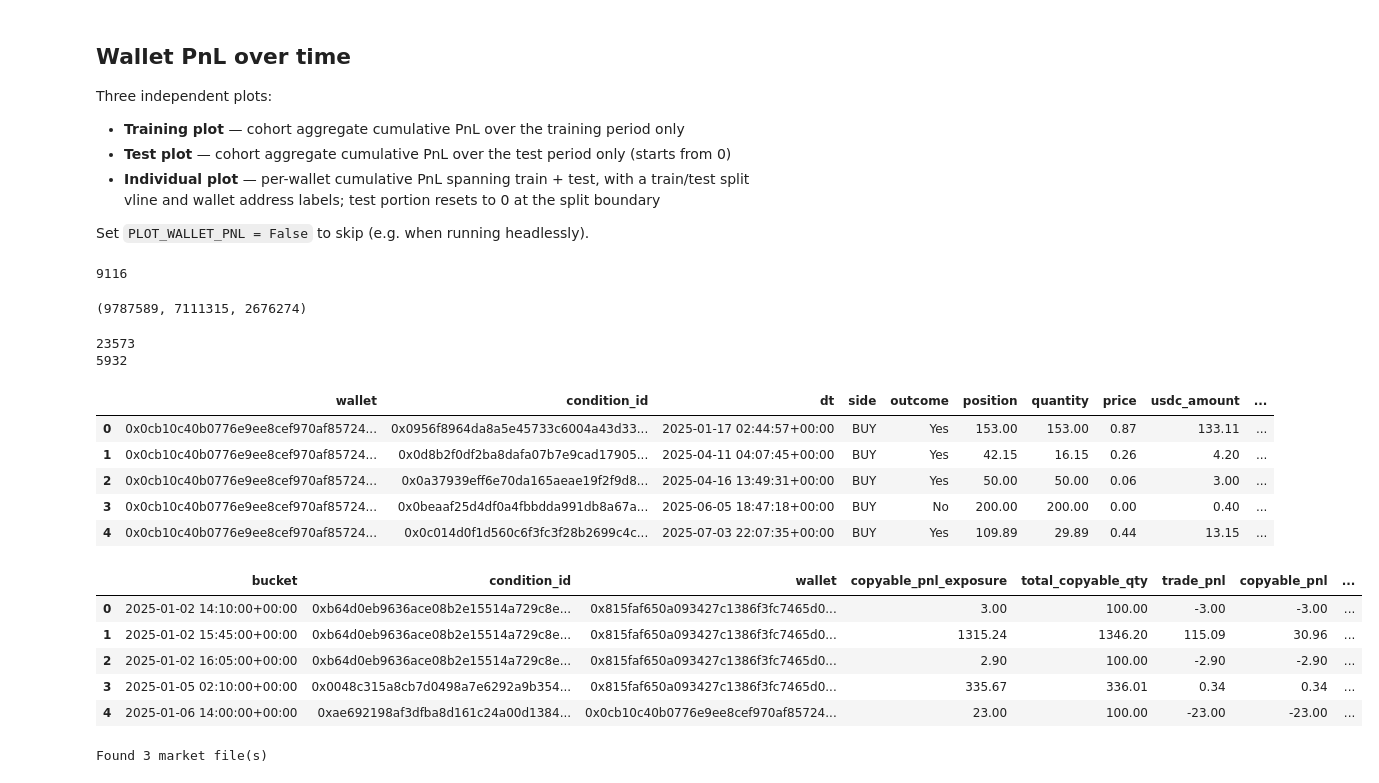
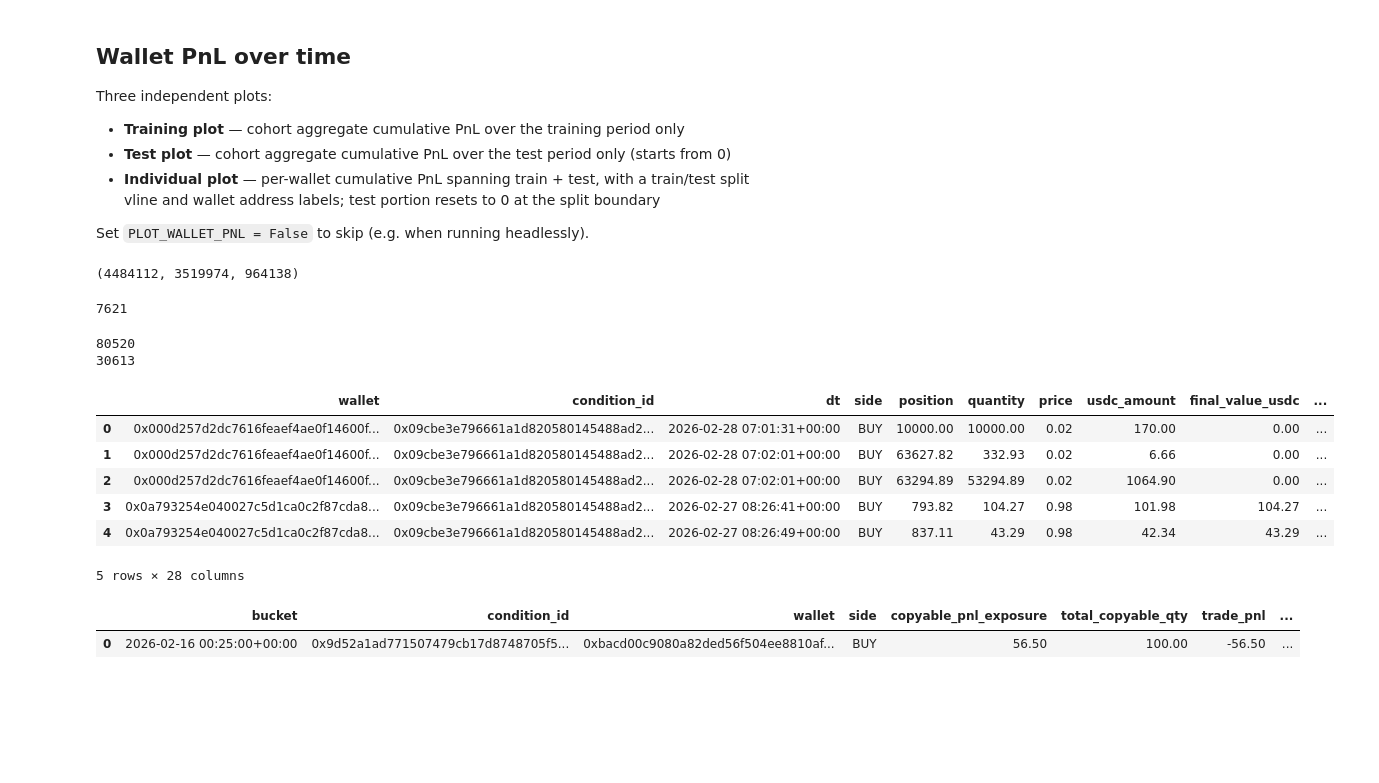
Before and after one commit to vobornij/polymarket, a Jupyter notebook: notebooks/flow/stage1_wallet_strategy_selection.ipynb, the cells around one changed output. Cells and saved outputs as stored; diff of their text form; code cells hidden in the pictures; blank space fills up the shorter version.

```diff
--- a/notebooks/flow/stage1_wallet_strategy_selection.ipynb
+++ b/notebooks/flow/stage1_wallet_strategy_selection.ipynb
@@ -479,5 +724,5 @@ df[ (df["dt"] >= pd.Timestamp("2026-03-04 16:00:00", tz="UTC"))
 # %%
-watched_wallets = wallet_cohorts['multi_filter'].sort_values("copyable_pnl", ascending=False)['wallet'].head(20).to_list()
+watched_wallets = wallet_cohorts['multi_filter'].sort_values("copyable_pnl", key=abs, ascending=False)['wallet'].head(10).to_list()
 for w in watched_wallets:
     wallet_df = wallet_vol_train[wallet_vol_train['wallet'] == w]
     wallet_cohorts[w] = wallet_df.copy().reset_index(drop=True)
@@ -593,8 +812,0 @@ df_fills["quantity"]         = df_fills["quantity"].astype(float)
-# %%
-multi_filter_fills = df_fills[
-    (df_fills["wallet"].isin(wallet_cohorts["multi_filter"]["wallet"]))
-    & (df_fills["is_train"] == False)
-].sort_values("dt")
-len(multi_filter_fills)
-# %% [output]
-9116
@@ -627,10 +813,8 @@ len(multi_filter_fills)
 # %%
-_trade_files = sorted(TRADES_DIR.glob("*.parquet"))
-df_fills = pd.concat([pd.read_parquet(f) for f in _trade_files], ignore_index=True)
-df_fills["dt"]               = pd.to_datetime(df_fills["dt"], utc=True)
+df_fills = df_full.copy()
 df_fills['copyable_pnl_exposure'] = np.where(
     df_fills['copyable_qty'] > 0,
-    df_fills['avg_price'] * df_fills['copyable_qty'],
+    df_fills['price'] * df_fills['copyable_qty'],
     np.nan
 )
 
@@ -650,67 +834,68 @@ split_dt = pd.Timestamp(END_DATE_TRAIN, tz="UTC") + pd.Timedelta(days=1)
 
 len(df_fills), len(df_fills[df_fills["dt"] < split_dt]), len(df_fills[df_fills["dt"] >= split_dt])
 # %% [output]
-(9787589, 7111315, 2676274)
+(4484112, 3519974, 964138)
+# %%
+markets = df_fills[(df_fills['wallet'].isin(wallet_cohorts['multi_filter']['wallet']))][['condition_id', 'tags', 'primary_tag']]
+markets = markets.groupby('condition_id').agg(
+    tags=('tags', 'first'),
+    primary_tag=('primary_tag', 'first'),
+).reset_index()
+markets['has_mentions'] = markets['tags'].apply(lambda tags: 'Mentions' in tags)
+mention_markets = set(markets[markets['has_mentions']]['condition_id'])
+del markets
+len(mention_markets)
+# %% [output]
+7621
 # %%
 filter_fills = df_fills[
     (df_fills['wallet'].isin(wallet_cohorts['multi_filter']['wallet']))
     & (df_fills['side'] == 'BUY')
-    # & (df_fills["dt"] >= split_dt)
-                        ].copy().reset_index(drop=True)
+    & (df_fills['primary_tag'] == 'Politics')
+    & (~df_fills['condition_id'].isin(mention_markets))
+    & (df_fills["dt"] >= split_dt)
+    ].copy().reset_index(drop=True)
+
 print(len(filter_fills))
 filter_fills = filter_fills[filter_fills['copyable_qty'] >= 1].copy().reset_index(drop=True)
 print(len(filter_fills))
 filter_fills.head()
 # %% [output]
-23573
-5932
+80520
+30613
-|  | wallet | condition_id | dt | side | outcome | position | quantity | price | usdc_amount | ... |
-| 0 | 0x0cb10c40b0776e9ee8cef970af85724... | 0x0956f8964da8a5e45733c6004a43d33... | 2025-01-17 02:44:57+00:00 | BUY | Yes | 153.00 | 153.00 | 0.87 | 133.11 | ... |
-| 1 | 0x0cb10c40b0776e9ee8cef970af85724... | 0x0d8b2f0df2ba8dafa07b7e9cad17905... | 2025-04-11 04:07:45+00:00 | BUY | Yes | 42.15 | 16.15 | 0.26 | 4.20 | ... |
-| 2 | 0x0cb10c40b0776e9ee8cef970af85724... | 0x0a37939eff6e70da165aeae19f2f9d8... | 2025-04-16 13:49:31+00:00 | BUY | Yes | 50.00 | 50.00 | 0.06 | 3.00 | ... |
-| 3 | 0x0cb10c40b0776e9ee8cef970af85724... | 0x0beaaf25d4df0a4fbbdda991db8a67a... | 2025-06-05 18:47:18+00:00 | BUY | No | 200.00 | 200.00 | 0.00 | 0.40 | ... |
-| 4 | 0x0cb10c40b0776e9ee8cef970af85724... | 0x0c014d0f1d560c6f3fc3f28b2699c4c... | 2025-07-03 22:07:35+00:00 | BUY | Yes | 109.89 | 29.89 | 0.44 | 13.15 | ... |
+|  | wallet | condition_id | dt | side | position | quantity | price | usdc_amount | final_value_usdc | ... |
+| 0 | 0x000d257d2dc7616feaef4ae0f14600f... | 0x09cbe3e796661a1d820580145488ad2... | 2026-02-28 07:01:31+00:00 | BUY | 10000.00 | 10000.00 | 0.02 | 170.00 | 0.00 | ... |
+| 1 | 0x000d257d2dc7616feaef4ae0f14600f... | 0x09cbe3e796661a1d820580145488ad2... | 2026-02-28 07:02:01+00:00 | BUY | 63627.82 | 332.93 | 0.02 | 6.66 | 0.00 | ... |
+| 2 | 0x000d257d2dc7616feaef4ae0f14600f... | 0x09cbe3e796661a1d820580145488ad2... | 2026-02-28 07:02:01+00:00 | BUY | 63294.89 | 53294.89 | 0.02 | 1064.90 | 0.00 | ... |
+| 3 | 0x0a793254e040027c5d1ca0c2f87cda8... | 0x09cbe3e796661a1d820580145488ad2... | 2026-02-27 08:26:41+00:00 | BUY | 793.82 | 104.27 | 0.98 | 101.98 | 104.27 | ... |
+| 4 | 0x0a793254e040027c5d1ca0c2f87cda8... | 0x09cbe3e796661a1d820580145488ad2... | 2026-02-27 08:26:49+00:00 | BUY | 837.11 | 43.29 | 0.98 | 42.34 | 43.29 | ... |
+5 rows × 28 columns
 # %%
 pd.set_option('display.max_colwidth', 100)
 # %%
 filter_fills["bucket"] = filter_fills["dt"].dt.floor('5min')
 
-MAX_EXPOSURE = 1
+MAX_EXPOSURE = 100
 
-df = filter_fills.groupby(['bucket', 'condition_id', 'wallet']).agg(
+df = filter_fills.groupby(['bucket', 'condition_id', 'wallet', 'side']).agg(
     copyable_pnl_exposure=('copyable_pnl_exposure', 'sum'),
     total_copyable_qty=('copyable_qty', 'sum'),
     trade_pnl =('trade_pnl', 'sum'),
     copyable_pnl = ('copyable_pnl', 'sum'),
     trades=('condition_id', 'count'),
     copyable_qty=('copyable_qty', 'sum'),
     wallets=('wallet', lambda x: x.nunique()),
 ).reset_index()
 
 scale = np.minimum(1, MAX_EXPOSURE / df["copyable_pnl_exposure"].replace(0, np.nan))
 
 df = df.assign(
     scaled_copyable_pnl_exposure = df["copyable_pnl_exposure"] * scale,
     scaled_copyable_pnl = df["copyable_pnl"] * scale,
     scaled_copyable_qty = df["copyable_qty"] * scale,
 )
 
-df.head()
+df.head(1)
 # %% [output]
-|  | bucket | condition_id | wallet | copyable_pnl_exposure | total_copyable_qty | trade_pnl | copyable_pnl | ... |
-| 0 | 2025-01-02 14:10:00+00:00 | 0xb64d0eb9636ace08b2e15514a729c8e... | 0x815faf650a093427c1386f3fc7465d0... | 3.00 | 100.00 | -3.00 | -3.00 | ... |
-| 1 | 2025-01-02 15:45:00+00:00 | 0xb64d0eb9636ace08b2e15514a729c8e... | 0x815faf650a093427c1386f3fc7465d0... | 1315.24 | 1346.20 | 115.09 | 30.96 | ... |
-| 2 | 2025-01-02 16:05:00+00:00 | 0xb64d0eb9636ace08b2e15514a729c8e... | 0x815faf650a093427c1386f3fc7465d0... | 2.90 | 100.00 | -2.90 | -2.90 | ... |
-| 3 | 2025-01-05 02:10:00+00:00 | 0x0048c315a8cb7d0498a7e6292a9b354... | 0x815faf650a093427c1386f3fc7465d0... | 335.67 | 336.01 | 0.34 | 0.34 | ... |
-| 4 | 2025-01-06 14:00:00+00:00 | 0xae692198af3dfba8d161c24a00d1384... | 0x0cb10c40b0776e9ee8cef970af85724... | 23.00 | 100.00 | -23.00 | -23.00 | ... |
+|  | bucket | condition_id | wallet | side | copyable_pnl_exposure | total_copyable_qty | trade_pnl | ... |
+| 0 | 2026-02-16 00:25:00+00:00 | 0x9d52a1ad771507479cb17d8748705f5... | 0xbacd00c9080a82ded56f504ee8810af... | BUY | 56.50 | 100.00 | -56.50 | ... |
-# %%
-from polymarket_analysis.data.data_catalogue import load_markets
-import datetime as dt
-
-# start_date = datetime.datetime(2025, 1, 1)
-start_date = split_dt.to_pydatetime()
-
-market_df = load_markets(start_date, dt.datetime.now(dt.timezone.utc))
-market_df = market_df[market_df['condition_id'].isin(df['condition_id'])].copy().reset_index(drop=True)
-# %% [output]
-Found 3 market file(s)
```
Also changed, not shown: parts of 33 cells of this notebook, 4 other files.
